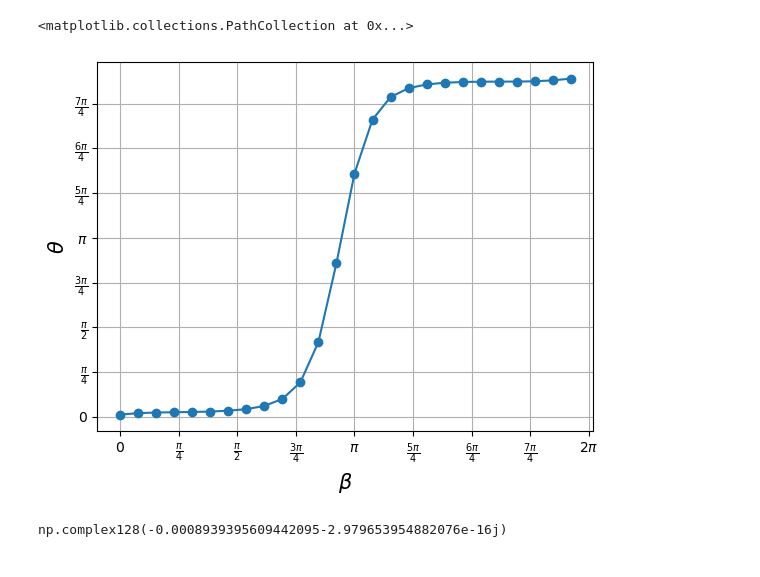
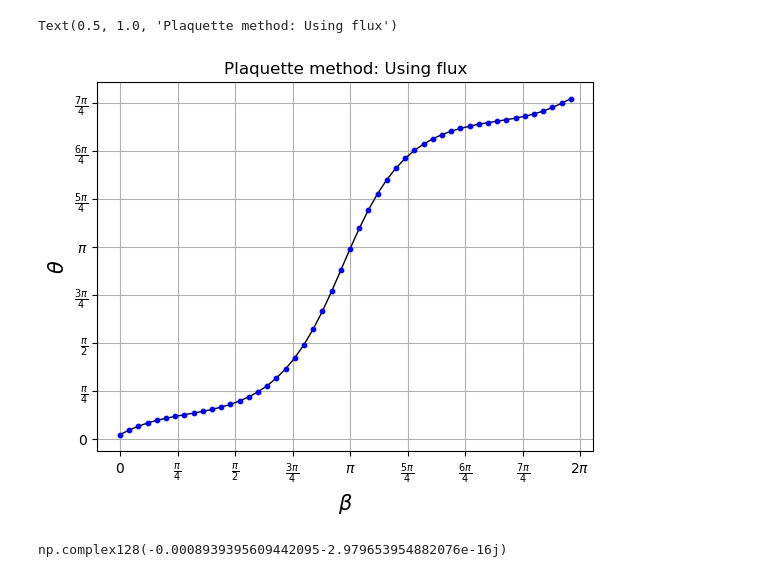
Before and after one commit to treycole/WanPy, a Jupyter notebook: dev/adiabatic_dim.ipynb, the cells around one changed output. Saved outputs shown, nothing was run; the diff lists cells and outputs as text; code cells hidden in the pictures.

```diff
--- a/dev/adiabatic_dim.ipynb
+++ b/dev/adiabatic_dim.ipynb
@@ -90,11 +60,11 @@ fkm_model = fu_kane_mele(t, soc, m, beta)
 recip_lat_vecs = fkm_model.get_recip_lat_vecs()
 
 nks = 20, 20, 20
-n_beta = 26
+n_beta = 50
 n_param = nks + (n_beta,)
 max_beta = 2*np.pi
 betas = np.linspace(0, max_beta, n_beta, endpoint=False) # change to endpoint=False for periodic
-fixed_params = {"t": 1.0, "soc": 0.125, "m": 1}
+fixed_params = {"t": 1.0, "soc": 1/4, "m": 1/2}
 lambda_vals = {"beta": betas}
 model_gen = partial(fu_kane_mele, **fixed_params)
 
@@ -238,6 +204,6 @@ C2: 0.7719718666222068
 # %%
-# epsilon = levi_civita(4, 4)
-# chern2_density = np.einsum("ijkl, ij...mn, kl...nm->...", epsilon, b_flux, b_flux)
+epsilon = levi_civita(4, 4)
+chern2_density = np.einsum("ijkl, ij...mn, kl...nm->...", epsilon, b_flux, b_flux)
 
-# chern2 = np.sum(chern2_density) / (32 * np.pi**2)
-# print("C2:", chern2.real)
+chern2 = np.sum(chern2_density) / (32 * np.pi**2)
+print("C2:", chern2.real)
@@ -257,28 +252,44 @@ for beta_idx, beta in enumerate(betas):
 # %%
+thetas = np.zeros(betas.shape[0], dtype=complex)
+
+chern2_density = np.einsum("ijkl, ij...mn, kl...nm->...", epsilon, b_flux, b_flux)
+
+for beta_idx, beta in enumerate(betas):
+    sliced_dtheta = chern2_density[..., :beta_idx+1]
+
+    theta = np.sum(sliced_dtheta)
+
+    thetas[beta_idx] = theta / (16 * np.pi)
+
+
 #### Plotting theta(beta)
 
 fig, ax = plt.subplots()
 
 ax.set_xlabel(r"$\beta$", size=15)
 ax.set_ylabel(r"$\theta$", size=15)
 
 tick_positions = np.arange(0, 2*np.pi+np.pi/4, np.pi/4)
 tick_labels = [
     r"$0$", r"$\frac{\pi}{4}$", r"$\frac{\pi}{2}$", r"$\frac{3\pi}{4}$", r"$\pi$",
     r"$\frac{5\pi}{4}$", r"$\frac{6\pi}{4}$", r"$\frac{7\pi}{4}$", r"$2\pi$"]
 
 # Set the ticks and labels for both axes
 ax.set_xticks(tick_positions)
 ax.set_xticklabels(tick_labels)
 ax.set_yticks(tick_positions)
 ax.set_yticklabels(tick_labels)
 
+# ax.set_ylim(0, np.pi+.02)
+# ax.set_xlim(0, np.pi+0.02)
+
+ax.plot(betas, thetas.real, lw=1, zorder=2, c='k')
+ax.scatter(betas, thetas.real, s=10, zorder=2, c='b')
 ax.grid()
-ax.plot(betas, thetas.real, zorder=2)
-ax.scatter(betas, thetas.real, zorder=2)
+ax.set_title("Plaquette method: Using flux")
 # %% [output]
-<matplotlib.collections.PathCollection at 0x...>
+Text(0.5, 1.0, 'Plaquette method: Using flux')
-[figure, old version]
+[figure, new version]
 # %%
 chern2_density[1,1,1, 28]
 # %% [output]
```
Also changed, not shown: parts of 14 cells of this notebook, 2 other files.
